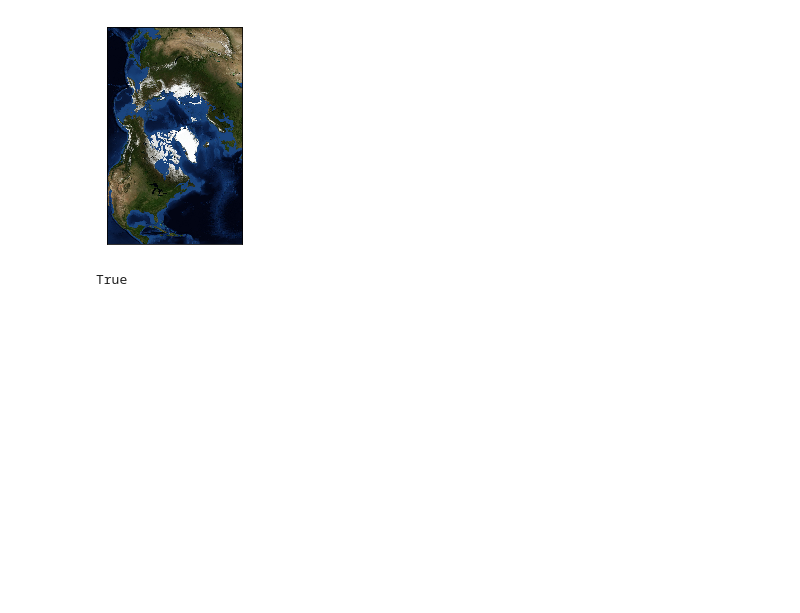
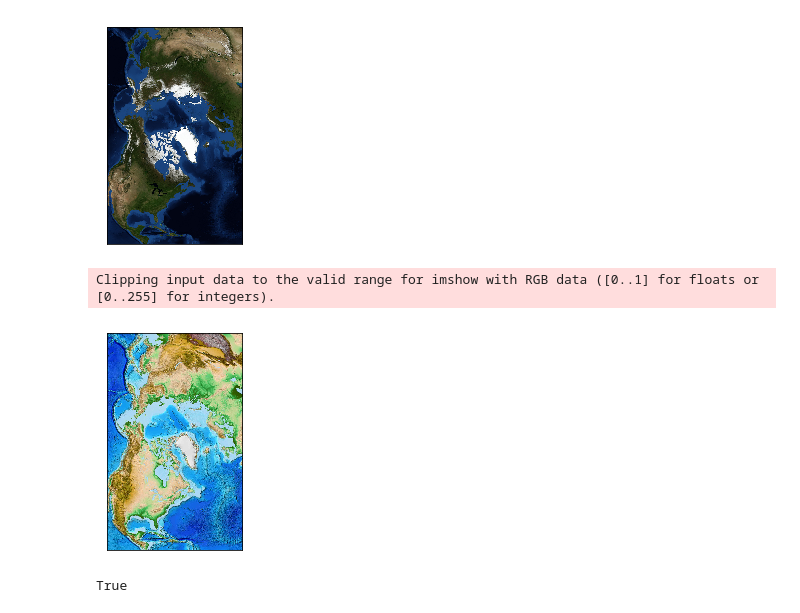
Before and after one commit to je-suis-tm/Sid-Meier-s-Civilization-6-modding, a Jupyter notebook: basemap2civ6map.ipynb, the cells around one changed output. Drawn from its saved outputs; the diff is of its cells as text; code cells hidden in the pictures; blank space fills up the shorter version.

```diff
--- a/basemap2civ6map.ipynb
+++ b/basemap2civ6map.ipynb
@@ -705,6 +712,22 @@ plt.savefig('plot.png',bbox_inches='tight',
 # %% [output]
 Clipping input data to the valid range for imshow with RGB data ([0..1] for floats or [0..255] for integers).
 [figure]
+# %%
+#create map
+m=Basemap(projection=projection_type,
+              lon_0=lon_centre,
+              lat_0=lat_centre,
+              width=maph*scaler,
+              height=mapw*scaler,)
+
+#brown represents mountains instead of desert in etopo
+m.etopo()
+
+plt.savefig('hills.png',bbox_inches='tight',
+            pad_inches=-.05)
+# %% [output]
+Clipping input data to the valid range for imshow with RGB data ([0..1] for floats or [0..255] for integers).
+[figure, added]
 # %%
 #scale down into civmap
 img=cv2.imread('plot.png')
```
Also changed, not shown: parts of 12 cells of this notebook.
